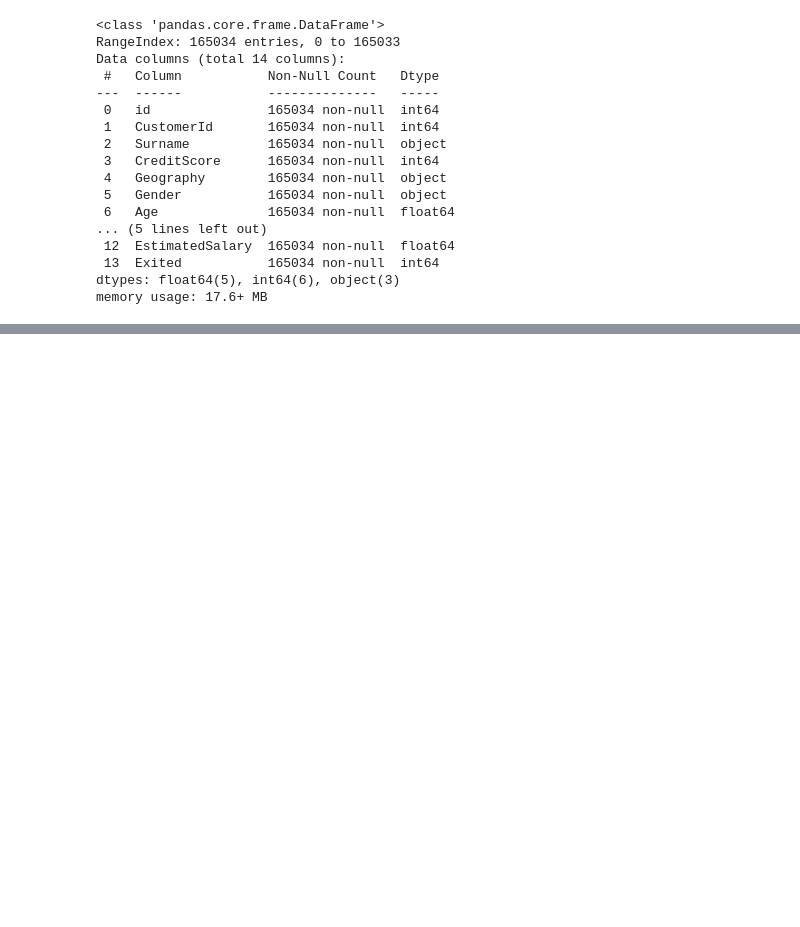
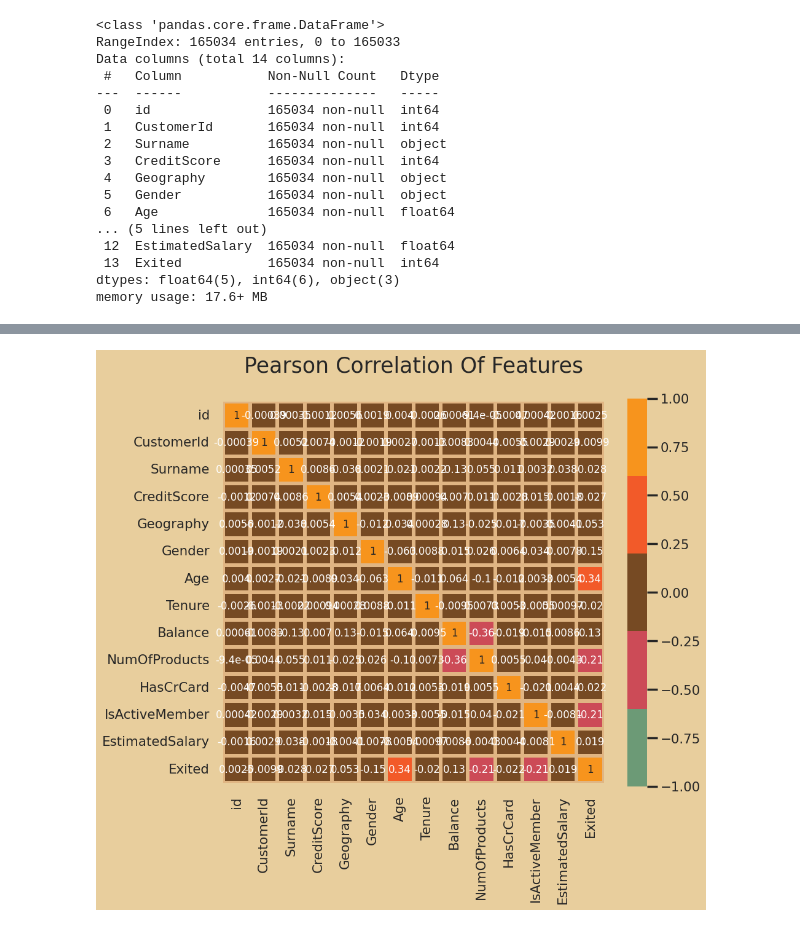
Before and after one commit to cangqiongyishao/KaggleCompetition, a Jupyter notebook: Binary Classification with a Bank Churn Dataset/LightGBM and CatBoost.ipynb, the cells around one changed output, grey strips where cells are left out. Cells and saved outputs as stored; diff of their text form; code cells hidden in the pictures; blank space fills up the shorter version.

```diff
--- a/Binary Classification with a Bank Churn Dataset/LightGBM and CatBoost.ipynb
+++ b/Binary Classification with a Bank Churn Dataset/LightGBM and CatBoost.ipynb
@@ -150,3 +150,30 @@ df_train.describe()
 | 50% | 82516.5000 | 1.569017e+07 | 659.000000 | 37.000000 | 5.000000 | 0.000000 | 2.000000 | 1.000000 | 0.000000 | ... |
 | 75% | 123774.7500 | 1.575682e+07 | 710.000000 | 42.000000 | 7.000000 | 119939.517500 | 2.000000 | 1.000000 | 1.000000 | ... |
 | max | 165033.0000 | 1.581569e+07 | 850.000000 | 92.000000 | 10.000000 | 250898.090000 | 4.000000 | 1.000000 | 1.000000 | ... |
+# %%
+sns.set_style("white")
+sns.set(rc={"axes.facecolor":"#E8CE9D","figure.facecolor":"#E8CE9D","grid.color":"white"})
+sns.set_context("poster",font_scale = .7)
+
+# palette = ["#432C0A","#f7941d","#6c9a76","#f25a29","#cc4b57"]
+palette = ["#764a23","#f7941d","#6c9a76","#f25a29","#cc4b57"]
+palette_cmap = ["#6c9a76","#cc4b57","#764a23","#f25a29","#f7941d"]
+# %%
+df_corr = df_train.copy()
+
+catcol = [col for col in df_corr.columns if df_corr[col].dtype == "object"]
+le = LabelEncoder()
+for col in catcol:
+        df_corr[col] = le.fit_transform(df_corr[col])
+
+
+plt.subplots(figsize =(10, 10))
+
+sns.heatmap(df_corr.corr(), cmap = palette_cmap, square=True, cbar_kws=dict(shrink =.82),
+            annot=True, vmin=-1, vmax=1, linewidths=3,linecolor='#e0b583',annot_kws=dict(fontsize =12))
+plt.title("Pearson Correlation Of Features\n", fontsize=25)
+plt.xticks(rotation=90)
+plt.yticks(rotation=0)
+plt.show()
+# %% [output]
+[figure, added]
```
Also changed, not shown: parts of 21 cells of this notebook.
